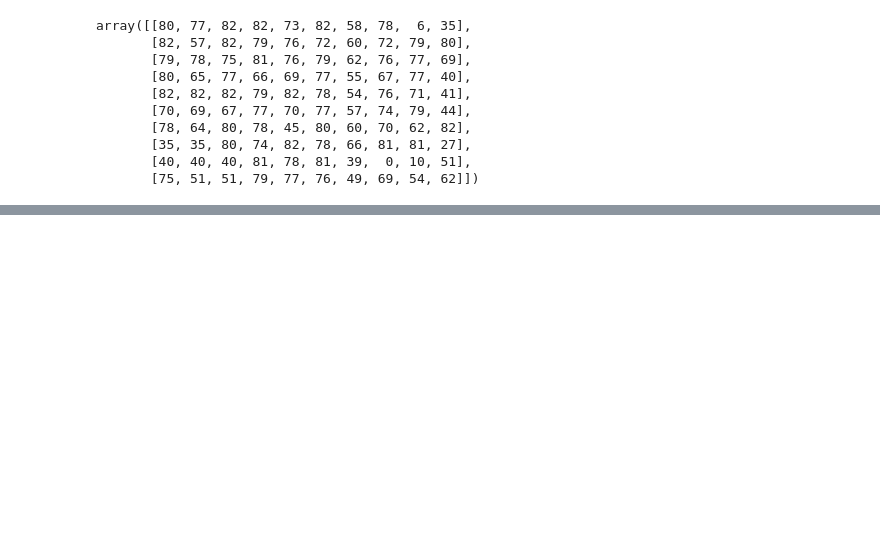
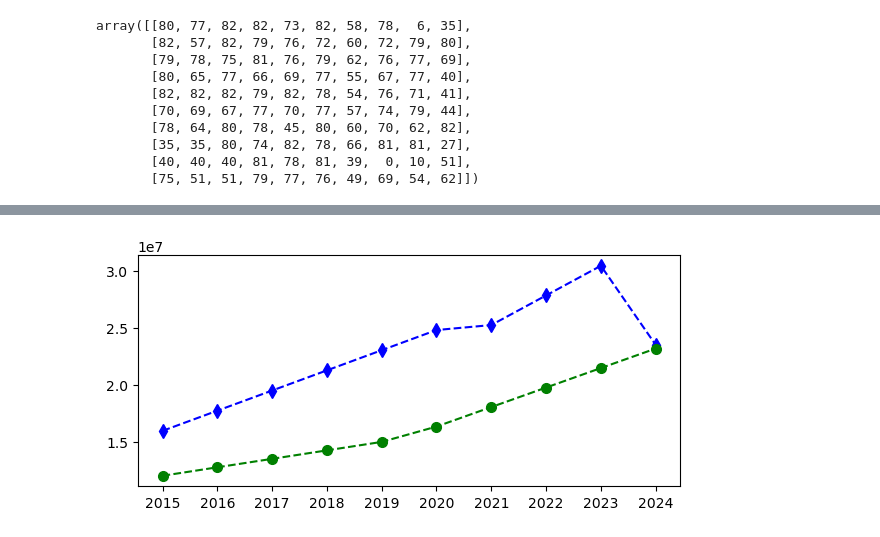
Before and after one commit to Mikun007/Agentic-AI-Generative-AI-AI-ML-DA-FSDS-_-Codes_Experties, a Jupyter notebook: Projects/Data Analysis small Project (IPL Analysis).ipynb, the cells around one changed output, grey strips where cells are left out. Saved outputs shown, nothing was run; the diff lists cells and outputs as text; code cells hidden in the pictures; blank space fills up the shorter version.

```diff
--- a/Projects/Data Analysis small Project (IPL Analysis).ipynb
+++ b/Projects/Data Analysis small Project (IPL Analysis).ipynb
@@ -235,0 +282,8 @@ array([[80, 77, 82, 82, 73, 82, 58, 78,  6, 35],
+# %%
+plt.plot(Salary[0], c='blue', ls='--', marker='d', ms=7)
+plt.plot(Salary[1], c='green', ls='--', marker='o', ms=7)
+
+plt.xticks(list(range(0,10)), Seasons, rotation='horizontal')
+plt.show()
+# %% [output]
+[figure, added]
```
Also changed, not shown: parts of 12 cells of this notebook.
